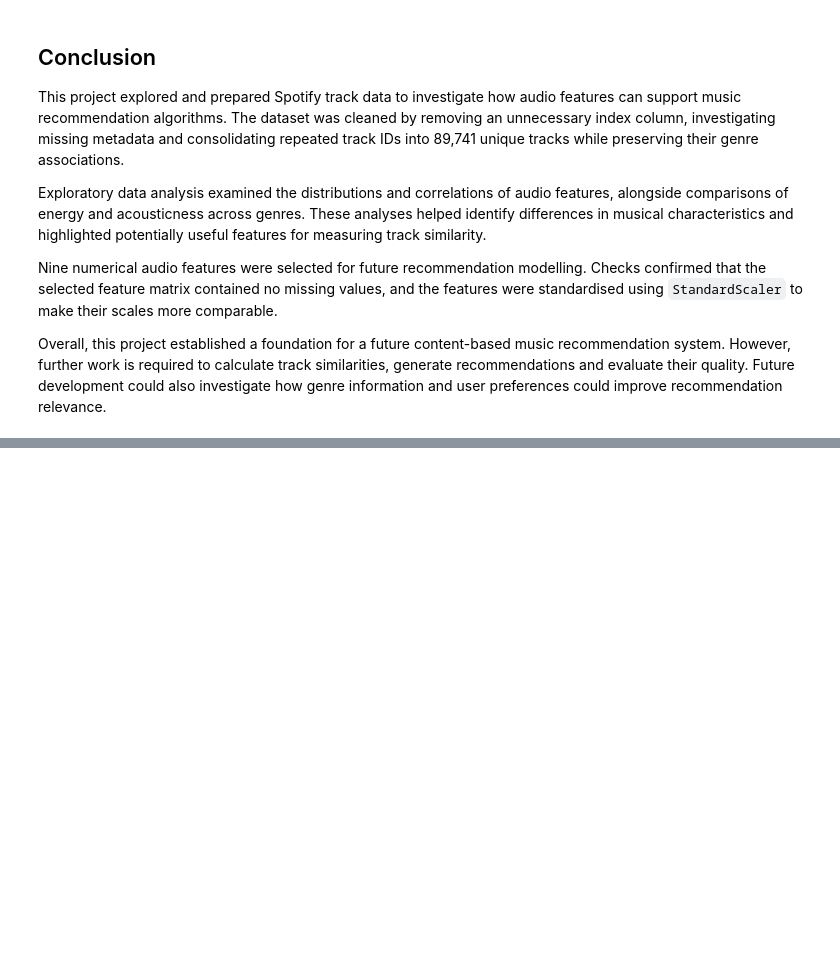
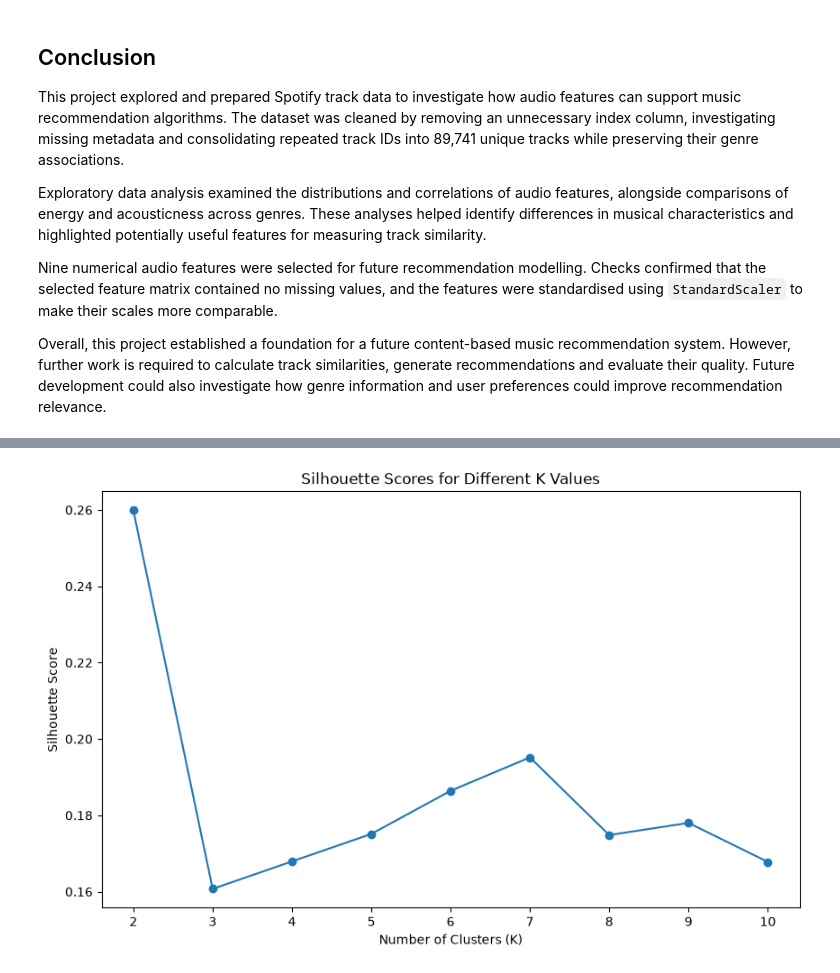
Before and after one commit to a-a-r-o-n-1-0/music-recommendation-analysis, a Jupyter notebook: music_analysis.ipynb, the cells around one changed output, grey strips where cells are left out. Saved outputs shown, nothing was run; the diff lists cells and outputs as text; code cells hidden in the pictures; blank space fills up the shorter version.

```diff
--- a/music_analysis.ipynb
+++ b/music_analysis.ipynb
@@ -647,0 +1050,6 @@ Overall, this project established a foundation for a future content-based music
+# %%
+standard_scaler = StandardScaler()
+
+X_train_scaled = standard_scaler.fit_transform(X_train)
+
+X_test_scaled = standard_scaler.transform(X_test)
@@ -647,0 +1183,25 @@ Overall, this project established a foundation for a future content-based music
+# %%
+from sklearn.metrics import silhouette_score
+
+silhouette_scores = []
+
+for k in range(2, 11):
+
+    kmeans = KMeans(
+        n_clusters=k,
+        random_state=42,
+        n_init=10
+    )
+
+    labels = kmeans.fit_predict(X_train_scaled)
+
+    score = silhouette_score(
+        X_train_scaled,
+        labels,
+        sample_size=5000,
+        random_state=42
+    )
+
+    silhouette_scores.append(score)
+
+    print(f"K = {k}, Silhouette Score = {score:.4f}")
@@ -647,0 +1218,16 @@ Overall, this project established a foundation for a future content-based music
+# %%
+plt.figure(figsize=(10, 6))
+
+plt.plot(
+    range(2, 11),
+    silhouette_scores,
+    marker='o'
+)
+
+plt.xlabel('Number of Clusters (K)')
+plt.ylabel('Silhouette Score')
+plt.title('Silhouette Scores for Different K Values')
+plt.xticks(range(2, 11))
+plt.show()
+# %% [output]
+[figure, added]
```
Also changed, not shown: parts of 129 cells of this notebook, 11 other files.
